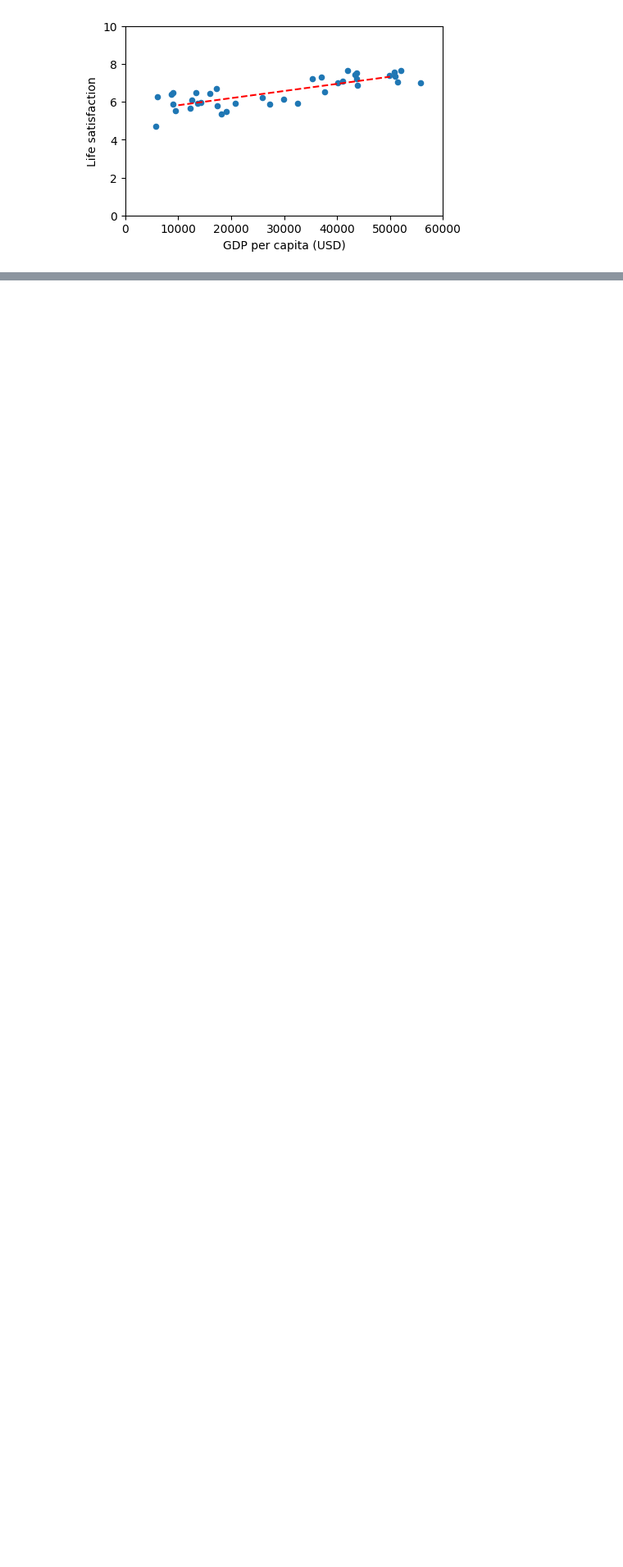
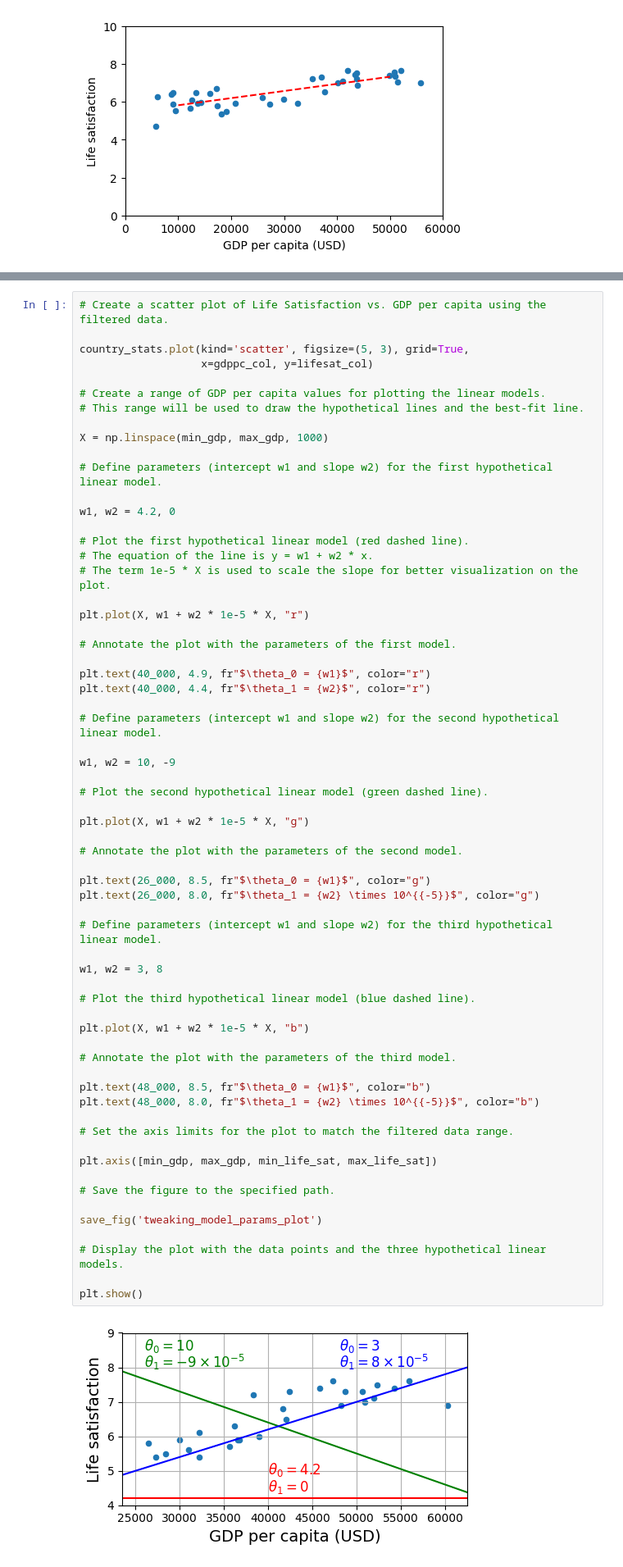
Before and after one commit to Saifullah785/hands-on-ml-notes-practice, a Jupyter notebook: Chapter_01_Machine_Learning_Landscape.ipynb, the cells around one changed output, grey strips where cells are left out. Shown at 82% size. Drawn from its saved outputs; the diff is of its cells as text; blank space fills up the shorter version.

```diff
--- a/Chapter_01_Machine_Learning_Landscape.ipynb
+++ b/Chapter_01_Machine_Learning_Landscape.ipynb
@@ -336,0 +744,65 @@ plt.show()
+# %%
+# Create a scatter plot of Life Satisfaction vs. GDP per capita using the filtered data.
+
+country_stats.plot(kind='scatter', figsize=(5, 3), grid=True,
+                   x=gdppc_col, y=lifesat_col)
+
+# Create a range of GDP per capita values for plotting the linear models.
+# This range will be used to draw the hypothetical lines and the best-fit line.
+
+X = np.linspace(min_gdp, max_gdp, 1000)
+
+# Define parameters (intercept w1 and slope w2) for the first hypothetical linear model.
+
+w1, w2 = 4.2, 0
+
+# Plot the first hypothetical linear model (red dashed line).
+# The equation of the line is y = w1 + w2 * x.
+# The term 1e-5 * X is used to scale the slope for better visualization on the plot.
+
+plt.plot(X, w1 + w2 * 1e-5 * X, "r")
+
+# Annotate the plot with the parameters of the first model.
+
+plt.text(40_000, 4.9, fr"$\theta_0 = {w1}$", color="r")
+plt.text(40_000, 4.4, fr"$\theta_1 = {w2}$", color="r")
+
+# Define parameters (intercept w1 and slope w2) for the second hypothetical linear model.
+
+w1, w2 = 10, -9
+
+# Plot the second hypothetical linear model (green dashed line).
+
+plt.plot(X, w1 + w2 * 1e-5 * X, "g")
+
+# Annotate the plot with the parameters of the second model.
+
+plt.text(26_000, 8.5, fr"$\theta_0 = {w1}$", color="g")
+plt.text(26_000, 8.0, fr"$\theta_1 = {w2} \times 10^{{-5}}$", color="g")
+
+# Define parameters (intercept w1 and slope w2) for the third hypothetical linear model.
+
+w1, w2 = 3, 8
+
+# Plot the third hypothetical linear model (blue dashed line).
+
+plt.plot(X, w1 + w2 * 1e-5 * X, "b")
+
+# Annotate the plot with the parameters of the third model.
+
+plt.text(48_000, 8.5, fr"$\theta_0 = {w1}$", color="b")
+plt.text(48_000, 8.0, fr"$\theta_1 = {w2} \times 10^{{-5}}$", color="b")
+
+# Set the axis limits for the plot to match the filtered data range.
+
+plt.axis([min_gdp, max_gdp, min_life_sat, max_life_sat])
+
+# Save the figure to the specified path.
+
+save_fig('tweaking_model_params_plot')
+
+# Display the plot with the data points and the three hypothetical linear models.
+
+plt.show()
+# %% [output]
+[figure, added]
```
Also changed, not shown: parts of 45 cells of this notebook.
